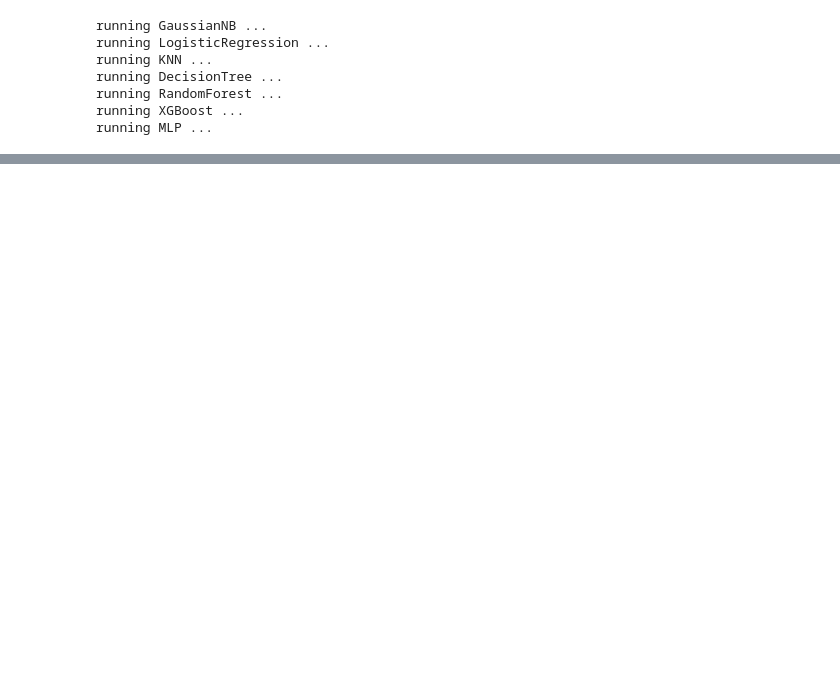
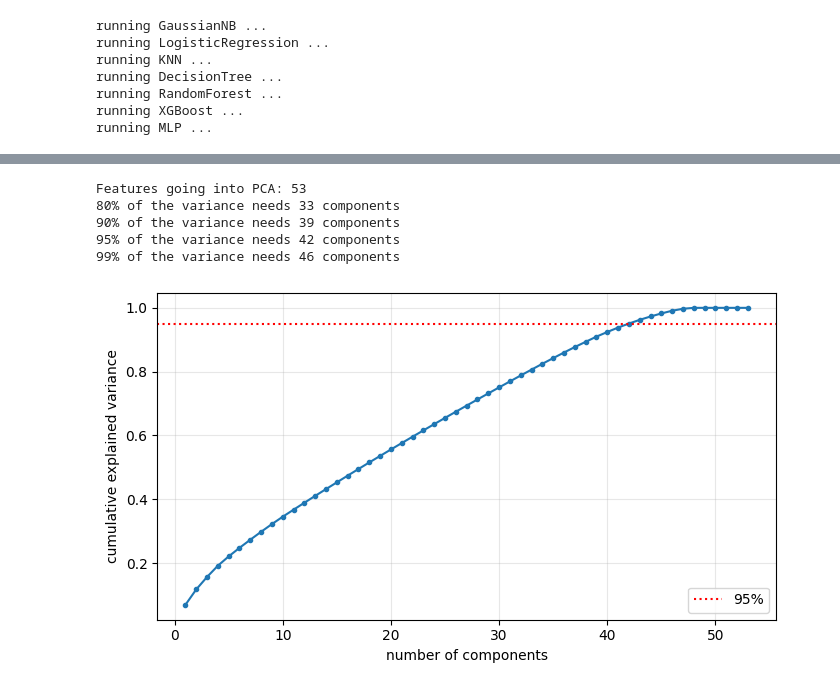
Before and after one commit to nourMelegy/City-Hotel-Booking-Demand-ML-Model, a Jupyter notebook: src/classification/tuned_training/Tuned_classfication_Fixed.ipynb, the cells around one changed output, grey strips where cells are left out. Saved outputs shown, nothing was run; the diff lists cells and outputs as text; code cells hidden in the pictures; blank space fills up the shorter version.

```diff
--- a/src/classification/tuned_training/Tuned_classfication_Fixed.ipynb
+++ b/src/classification/tuned_training/Tuned_classfication_Fixed.ipynb
@@ -228,0 +325,7 @@ baseline.to_csv("../../../outputs/classification_Cross-validation_Results_AfterA
+# %%
+for name, s in searches.items():
+    r = pd.DataFrame(s.cv_results_)
+    cols = [c for c in r.columns if c.startswith("param_")] + \
+           ["mean_test_pr_auc", "mean_test_f1", "mean_test_recall", "mean_fit_time"]
+    print("\n", name)
+    display(r[cols].sort_values("mean_test_pr_auc", ascending=False).head(5).round(4))
@@ -228,0 +599,31 @@ baseline.to_csv("../../../outputs/classification_Cross-validation_Results_AfterA
+# %%
+# Same encoder as make_pipe: Agent is target-encoded, everything else passes through
+enc = ColumnTransformer(
+    [("agent", TargetEncoder(target_type="binary", smooth="auto", cv=5, random_state=SEED), ["Agent"])],
+    remainder="passthrough")
+
+prep = Pipeline([("enc", enc), ("scaler", StandardScaler())])
+Z = prep.fit_transform(X_train, y_train)     # y is only needed by the Agent target encoder
+print("Features going into PCA:", Z.shape[1])
+
+pca_full = PCA(random_state=SEED).fit(Z)     # keep ALL components, just to look
+cum = np.cumsum(pca_full.explained_variance_ratio_)
+
+for target in [0.80, 0.90, 0.95, 0.99]:
+    k = int(np.argmax(cum >= target)) + 1
+    print(f"{int(target*100)}% of the variance needs {k} components")
+
+plt.figure(figsize=(7, 4))
+plt.plot(range(1, len(cum) + 1), cum, marker="o", markersize=3)
+plt.axhline(0.95, color="red", linestyle=":", label="95%")
+plt.xlabel("number of components"); plt.ylabel("cumulative explained variance")
+plt.legend(); plt.grid(alpha=0.3); plt.tight_layout()
+plt.savefig("../../../outputs/classification_pca_explained_variance.png", dpi=150)
+plt.show()
+# %% [output]
+Features going into PCA: 53
+80% of the variance needs 33 components
+90% of the variance needs 39 components
+95% of the variance needs 42 components
+99% of the variance needs 46 components
+[figure, added]
```
Also changed, not shown: parts of 33 cells of this notebook, 51 other files.
